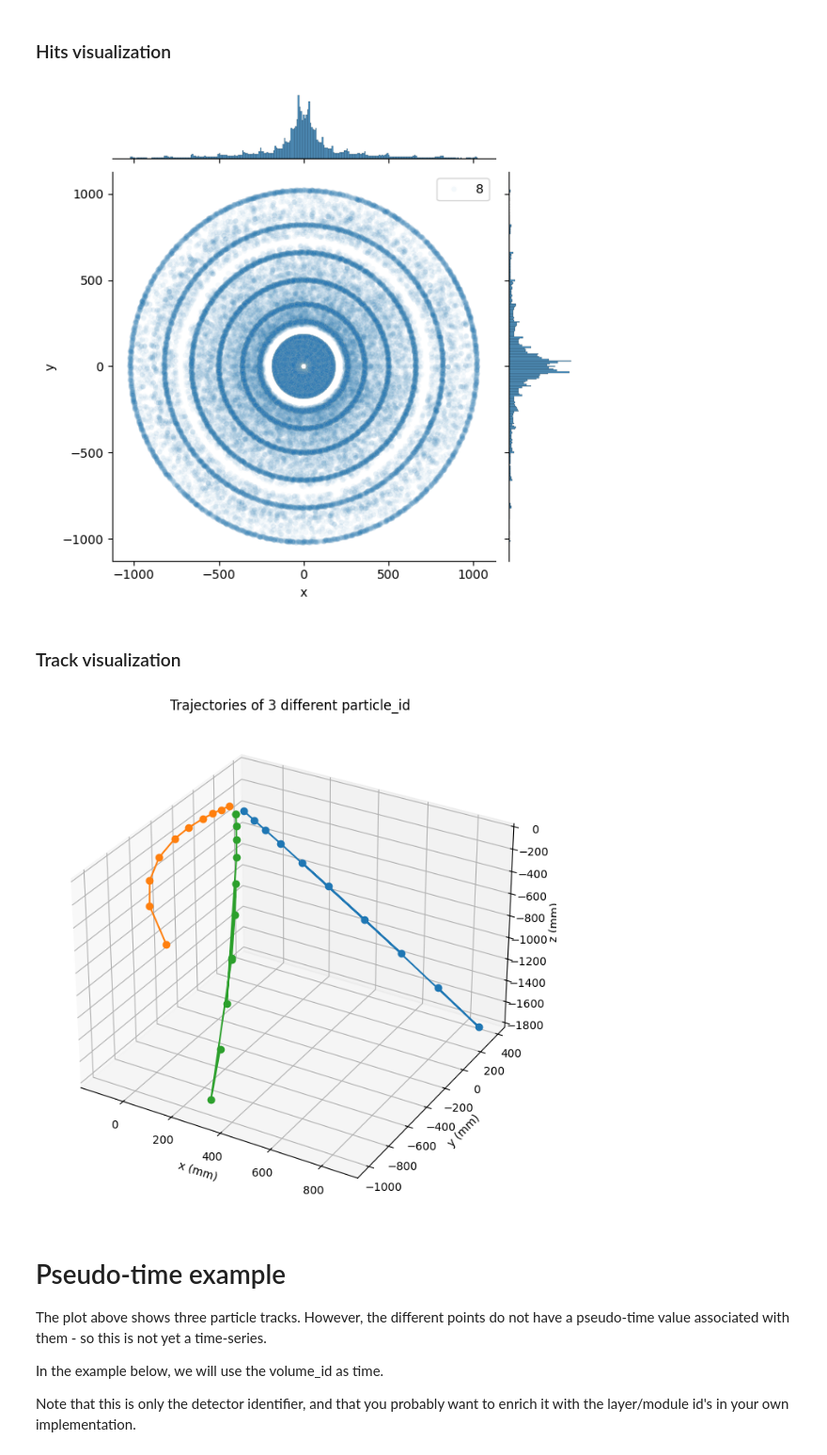
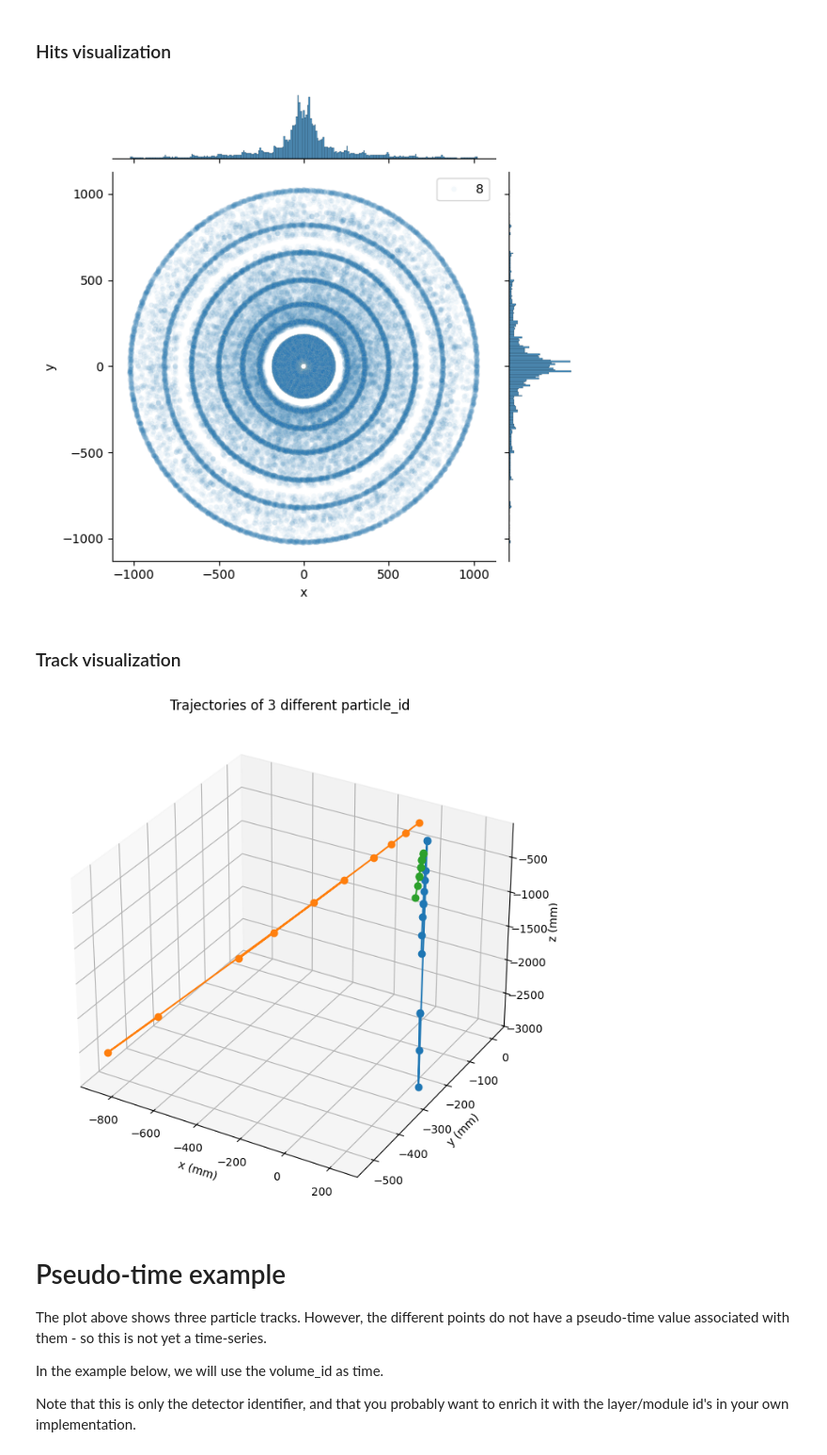
Before and after one commit to HaGeza/ParticleCollisionDL, a Jupyter notebook: notebooks/01_getting_started.ipynb, the cells around one changed output. Shown at 94% size. Cells and saved outputs as stored; diff of their text form; code cells hidden in the pictures.

```diff
--- a/notebooks/01_getting_started.ipynb
+++ b/notebooks/01_getting_started.ipynb
@@ -141,7 +157,7 @@ from trackml.dataset import load_event
 
 # NOTE: To run this cell, you need to extract the train_sample zip to directory data/train_sample/ if you haven't already.
 # This may again take some time.
-hits, cells, particles, truth = load_event("../data/train_sample/train_100_events/event000001000")
+hits, cells, particles, truth = load_event("../data/train_sample/train_100_events/event000001030")
 # %% [markdown]
 ### Headers
 # %%
@@ -184,44 +200,45 @@ truth.head()
 # %% [markdown]
 ### Hits visualization
 # %%
+%matplotlib inline
+plt.close('all')
+
 """Adapted from https://www.kaggle.com/code/hrmello/trackml-datasets-overview"""
 sns.jointplot(x = "x", y= "y", data = hits, alpha = 0.05, size = 8);
+# sns.jointplot(x = "x", y= "z", data = hits, alpha = 0.05, size = 8);
+# sns.jointplot(x = "y", y= "z", data = hits, alpha = 0.05, size = 8);
 # %% [output]
-[figure, old version]
+[figure, new version]
 # %% [markdown]
 ### Track visualization
 # %%
+%matplotlib inline
+plt.close('all')
+
 """Adapted from https://www.kaggle.com/code/hrmello/trackml-datasets-overview"""
-#get the information for some particles
-truth_0 = truth[truth.particle_id == particles.iloc[20,0]]
-truth_1 = truth[truth.particle_id == particles.iloc[10,0]]
-truth_2 = truth[truth.particle_id == particles.iloc[5,0]]
+def get_truth_entries(particle_inds, truth):
+    return [truth[truth.particle_id == particles.iloc[i, 0]] for i in particle_inds]
 
-#create figure instance
-fig = plt.figure(figsize=(8, 8))
-ax = fig.add_subplot(111, projection='3d')
+truth_entries = get_truth_entries([20, 10, 5], truth)
 
-#plot each particle's path
-ax.plot(
-    xs=truth_0.tx,
-    ys=truth_0.ty,
-    zs=truth_0.tz, marker='o')
-ax.plot(
-    xs=truth_1.tx,
-    ys=truth_1.ty,
-    zs=truth_1.tz, marker='o')
-ax.plot(
-    xs=truth_2.tx,
-    ys=truth_2.ty,
-    zs=truth_2.tz, marker='o')
+def plot_truth_trajectories(particle_inds, truth):
+    truth_entries = get_truth_entries(particle_inds, truth)
 
-ax.set_title('Trajectories of 3 different particle_id')
-ax.set_xlabel('x (mm)')
-ax.set_ylabel('y (mm)')
-ax.set_zlabel('z (mm)')
-plt.show()
+    fig = plt.figure(figsize=(8, 8))
+    ax = fig.add_subplot(111, projection='3d')
+
+    for entry in truth_entries:
+        ax.plot(xs = entry.tx, ys = entry.ty, zs = entry.tz, marker='o')
+
+    ax.set_title(f'Trajectories of {len(particle_inds)} different particle_id')
+    ax.set_xlabel('x (mm)')
+    ax.set_ylabel('y (mm)')
+    ax.set_zlabel('z (mm)')
+    plt.show()
+
+plot_truth_trajectories([20, 10, 5], truth)
 # %% [output]
-[figure, old version]
+[figure, new version]
 # %% [markdown]
 # Pseudo-time example
 The plot above shows three particle tracks. However, the different points do not have a pseudo-time value associated with them - so this is not yet a time-series.
```
Also changed, not shown: parts of 18 cells of this notebook, 15 other files.
